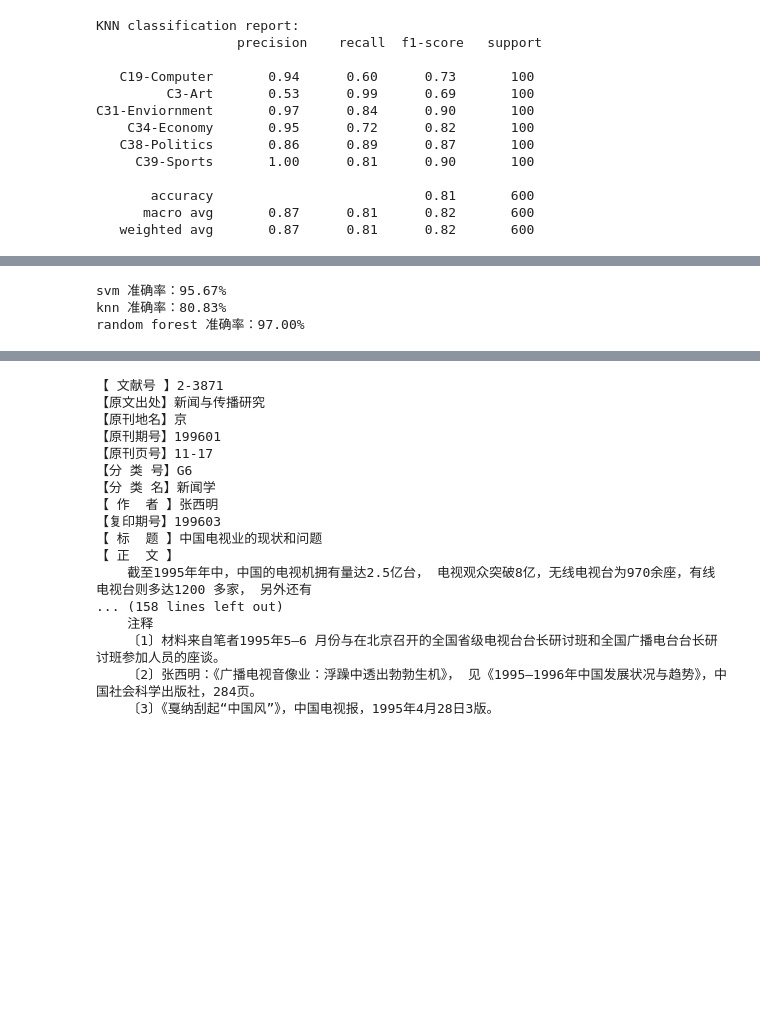
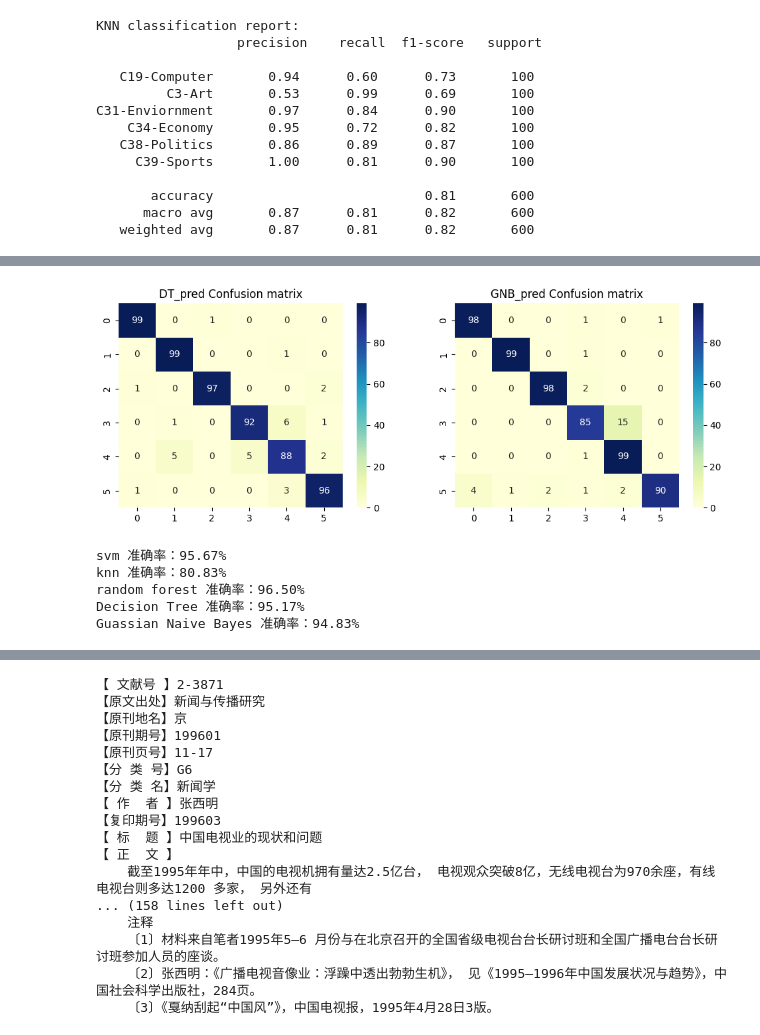
Before and after one commit to shannonchen37/NLP_experiment, a Jupyter notebook: NLP实验1/Classification/main.ipynb, the cells around one changed output, grey strips where cells are left out. Cells and saved outputs as stored; diff of their text form; code cells hidden in the pictures; blank space fills up the shorter version.

```diff
--- a/NLP实验1/Classification/main.ipynb
+++ b/NLP实验1/Classification/main.ipynb
@@ -182,0 +197,4 @@ RandomForestClassifier()
+# %%
+# 朴素贝叶斯
+GNB_clf = MultinomialNB()
+GNB_clf.fit(X, y)
@@ -237,6 +257,10 @@ svm_pred = diff_clf_pred(clf_model=svm_clf)
 knn_pred = diff_clf_pred(clf_model=knn_clf)
 # %%
 rf_pred = diff_clf_pred(clf_model=rf_clf)
+# %%
+DT_pred = diff_clf_pred(clf_model=DT_clf)
+# %%
+GNB_pred = diff_clf_pred(clf_model=GNB_clf)
 # %%
 print("SVM classification report:\n", classification_report(test_labels, svm_pred))
 # %% [output]
@@ -298,6 +354,10 @@ print('knn_pred',end=" ")
 knn_cm = print_confusion_matrix(knn_pred)
 print('rf_pred',end=" ")
 rf_cm = print_confusion_matrix(rf_pred)
+print('DT_pred',end=" ")
+DT_cm = print_confusion_matrix(DT_pred)
+print('GNB_pred',end=" ")
+GNB_cm = print_confusion_matrix(GNB_pred)
 # %% [output]
 svm_pred Confusion matrix:
 [[ 99   0   1   0   0   0]
@@ -330,15 +390,30 @@ plt.show()
+# %%
+fig, axs = plt.subplots(1, 2, figsize=(12, 4))
+sns.heatmap(DT_cm, annot=True, fmt='d', cmap="YlGnBu", ax=axs[0])
+sns.heatmap(GNB_cm, annot=True, fmt='d', cmap="YlGnBu", ax=axs[1])
+axs[0].set_title('DT_pred Confusion matrix')
+axs[1].set_title('GNB_pred Confusion matrix')
+plt.show()
+# %% [output]
+[figure, added]
 # %%
 svm_acc = accuracy_score(test_labels, svm_pred)
 knn_acc = accuracy_score(test_labels, knn_pred)
 rf_acc = accuracy_score(test_labels, rf_pred)
+DT_acc = accuracy_score(test_labels, DT_pred)
+GNB_acc = accuracy_score(test_labels, GNB_pred)
 
 print("svm 准确率：{:.2f}%".format(svm_acc * 100))
 print("knn 准确率：{:.2f}%".format(knn_acc * 100))
 print("random forest 准确率：{:.2f}%".format(rf_acc * 100))
+print("Decision Tree 准确率：{:.2f}%".format(DT_acc * 100))
+print("Guassian Naive Bayes 准确率：{:.2f}%".format(GNB_acc * 100))
 # %% [output]
 svm 准确率：95.67%
 knn 准确率：80.83%
-random forest 准确率：97.00%
+random forest 准确率：96.50%
+Decision Tree 准确率：95.17%
+Guassian Naive Bayes 准确率：94.83%
 # %%
 # 显示一个错误分类的案例
 for i in range(len(svm_pred)):
```
Also changed, not shown: parts of 16 cells of this notebook.
